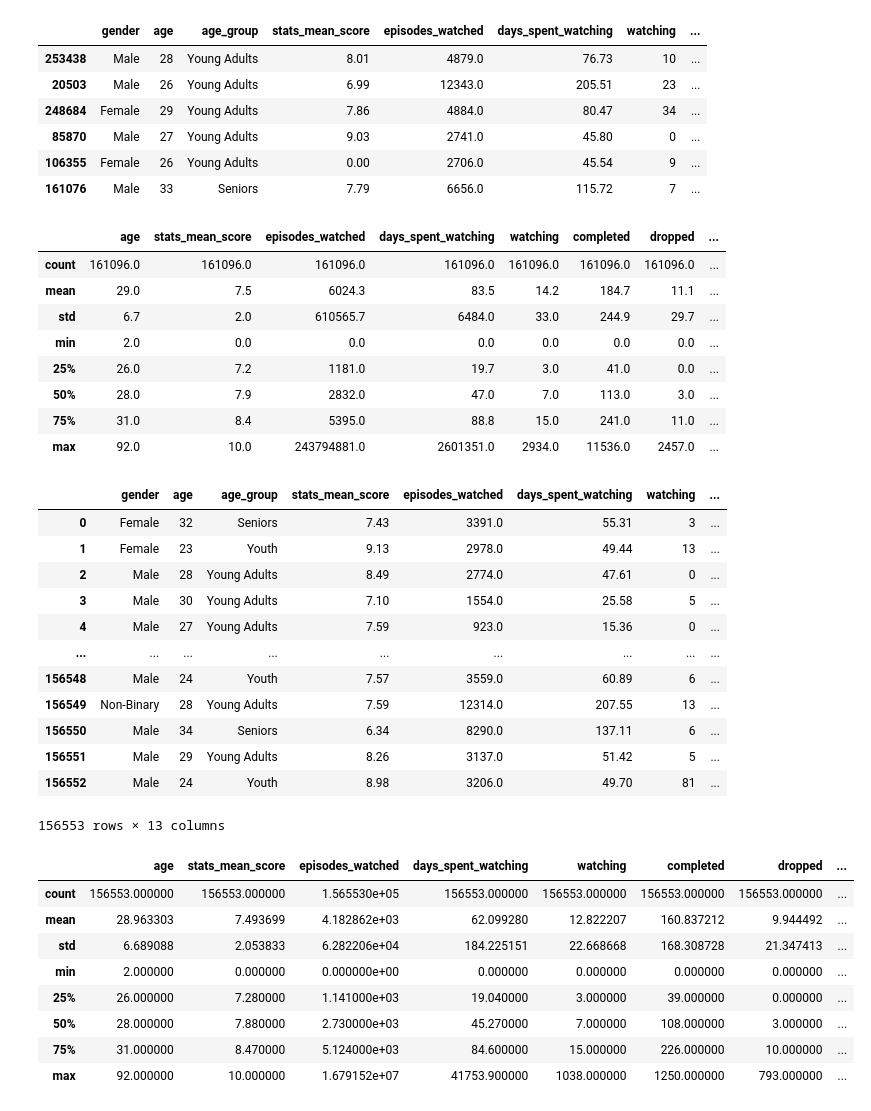
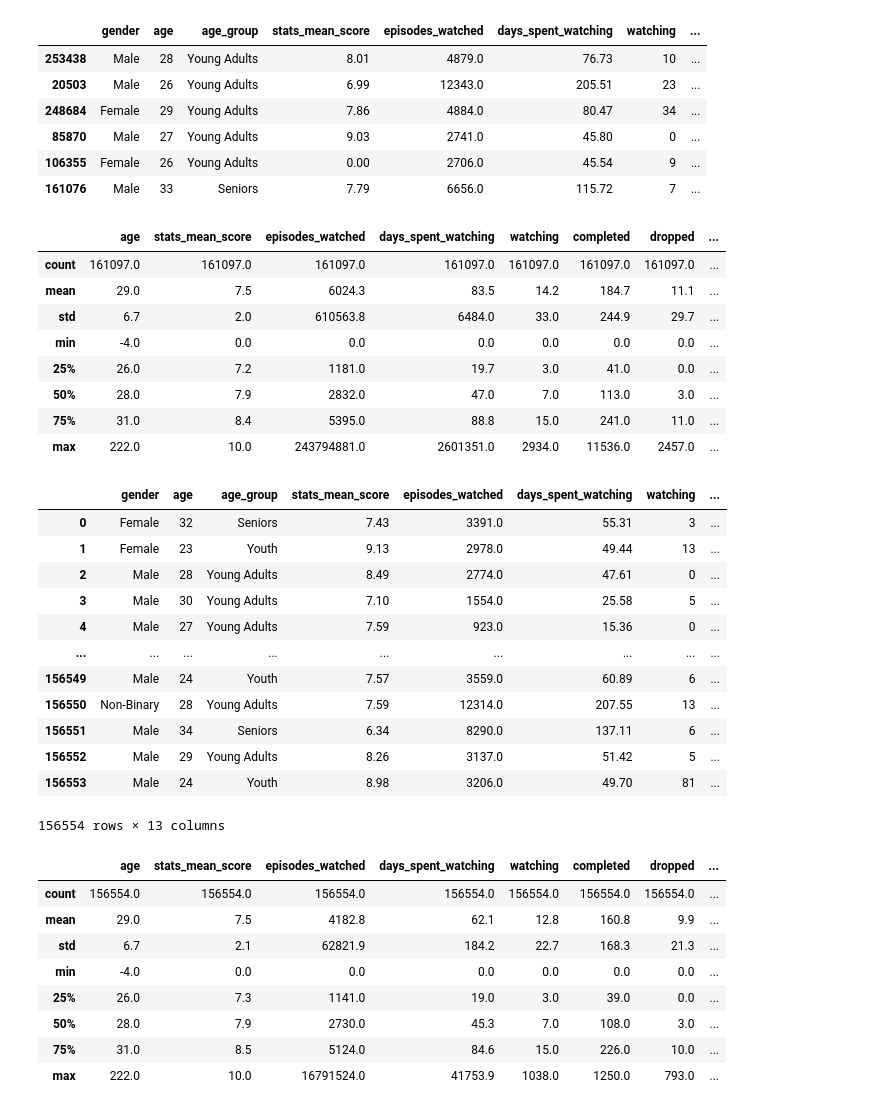
Before and after one commit to kurosakiaduma/mal_analysis, a Jupyter notebook: wrangle_act.ipynb, the cells around one changed output. Saved outputs shown, nothing was run; the diff lists cells and outputs as text; code cells hidden in the pictures.

```diff
--- a/wrangle_act.ipynb
+++ b/wrangle_act.ipynb
@@ -957,8 +910,8 @@ memory usage: 25.4+ MB
 # %%
 from datetime import datetime
 
-df_users['age'] = df_users.birth_date.apply(lambda x: x - datetime.today())
-df_users.age = (df_users.age.dt.days/365)
+df_users['age'] = df_users.birth_date.apply(lambda x: datetime.today() - x)
+df_users.age = (df_users.age.dt.days/365).astype('int64')
 # %%
 df_users.head()
 # %% [output]
@@ -973,5 +948,2 @@ df_users.dropna(inplace=True)
 # %%
-df_users.age = abs(df_users.age.astype(int))
 df_users['age_group'] = pd.cut(df_users.age, [2,15,19,25,31,100], right=False, labels=['Children', 'Teens', 'Youth', 'Young Adults', 'Seniors'])
-# %%
-df_users.age = abs(df_users.age).astype(int)
@@ -1028,4 +1007,0 @@ df_users.sample(6)
-# %%
-df_users.shape
-df_users.dropna(inplace=True)
-display(df_users.info())
@@ -1081,14 +1037,14 @@ df_users.sample(6)
 df_users.describe().applymap("{0:.1f}".format)
 # %% [output]
 |  | age | stats_mean_score | episodes_watched | days_spent_watching | watching | completed | dropped | ... |
-| count | 161096.0 | 161096.0 | 161096.0 | 161096.0 | 161096.0 | 161096.0 | 161096.0 | ... |
+| count | 161097.0 | 161097.0 | 161097.0 | 161097.0 | 161097.0 | 161097.0 | 161097.0 | ... |
 | mean | 29.0 | 7.5 | 6024.3 | 83.5 | 14.2 | 184.7 | 11.1 | ... |
-| std | 6.7 | 2.0 | 610565.7 | 6484.0 | 33.0 | 244.9 | 29.7 | ... |
-| min | 2.0 | 0.0 | 0.0 | 0.0 | 0.0 | 0.0 | 0.0 | ... |
+| std | 6.7 | 2.0 | 610563.8 | 6484.0 | 33.0 | 244.9 | 29.7 | ... |
+| min | -4.0 | 0.0 | 0.0 | 0.0 | 0.0 | 0.0 | 0.0 | ... |
 | 25% | 26.0 | 7.2 | 1181.0 | 19.7 | 3.0 | 41.0 | 0.0 | ... |
 | 50% | 28.0 | 7.9 | 2832.0 | 47.0 | 7.0 | 113.0 | 3.0 | ... |
 | 75% | 31.0 | 8.4 | 5395.0 | 88.8 | 15.0 | 241.0 | 11.0 | ... |
-| max | 92.0 | 10.0 | 243794881.0 | 2601351.0 | 2934.0 | 11536.0 | 2457.0 | ... |
+| max | 222.0 | 10.0 | 243794881.0 | 2601351.0 | 2934.0 | 11536.0 | 2457.0 | ... |
 # %%
 df_users = index_filter(df_users, 'total_anime_engagement', 12)
 df_users
@@ -1100,22 +1056,22 @@ df_users
 | 3 | Male | 30 | Young Adults | 7.10 | 1554.0 | 25.58 | 5 | ... |
 | 4 | Male | 27 | Young Adults | 7.59 | 923.0 | 15.36 | 0 | ... |
 | ... | ... | ... | ... | ... | ... | ... | ... | ... |
-| 156548 | Male | 24 | Youth | 7.57 | 3559.0 | 60.89 | 6 | ... |
-| 156549 | Non-Binary | 28 | Young Adults | 7.59 | 12314.0 | 207.55 | 13 | ... |
-| 156550 | Male | 34 | Seniors | 6.34 | 8290.0 | 137.11 | 6 | ... |
-| 156551 | Male | 29 | Young Adults | 8.26 | 3137.0 | 51.42 | 5 | ... |
-| 156552 | Male | 24 | Youth | 8.98 | 3206.0 | 49.70 | 81 | ... |
+| 156549 | Male | 24 | Youth | 7.57 | 3559.0 | 60.89 | 6 | ... |
+| 156550 | Non-Binary | 28 | Young Adults | 7.59 | 12314.0 | 207.55 | 13 | ... |
+| 156551 | Male | 34 | Seniors | 6.34 | 8290.0 | 137.11 | 6 | ... |
+| 156552 | Male | 29 | Young Adults | 8.26 | 3137.0 | 51.42 | 5 | ... |
+| 156553 | Male | 24 | Youth | 8.98 | 3206.0 | 49.70 | 81 | ... |
-156553 rows × 13 columns
+156554 rows × 13 columns
 # %%
-df_users.describe()
+df_users.describe().applymap("{0:.1f}".format)
 # %% [output]
 |  | age | stats_mean_score | episodes_watched | days_spent_watching | watching | completed | dropped | ... |
-| count | 156553.000000 | 156553.000000 | 1.565530e+05 | 156553.000000 | 156553.000000 | 156553.000000 | 156553.000000 | ... |
-| mean | 28.963303 | 7.493699 | 4.182862e+03 | 62.099280 | 12.822207 | 160.837212 | 9.944492 | ... |
-| std | 6.689088 | 2.053833 | 6.282206e+04 | 184.225151 | 22.668668 | 168.308728 | 21.347413 | ... |
-| min | 2.000000 | 0.000000 | 0.000000e+00 | 0.000000 | 0.000000 | 0.000000 | 0.000000 | ... |
-| 25% | 26.000000 | 7.280000 | 1.141000e+03 | 19.040000 | 3.000000 | 39.000000 | 0.000000 | ... |
-| 50% | 28.000000 | 7.880000 | 2.730000e+03 | 45.270000 | 7.000000 | 108.000000 | 3.000000 | ... |
-| 75% | 31.000000 | 8.470000 | 5.124000e+03 | 84.600000 | 15.000000 | 226.000000 | 10.000000 | ... |
-| max | 92.000000 | 10.000000 | 1.679152e+07 | 41753.900000 | 1038.000000 | 1250.000000 | 793.000000 | ... |
+| count | 156554.0 | 156554.0 | 156554.0 | 156554.0 | 156554.0 | 156554.0 | 156554.0 | ... |
+| mean | 29.0 | 7.5 | 4182.8 | 62.1 | 12.8 | 160.8 | 9.9 | ... |
+| std | 6.7 | 2.1 | 62821.9 | 184.2 | 22.7 | 168.3 | 21.3 | ... |
+| min | -4.0 | 0.0 | 0.0 | 0.0 | 0.0 | 0.0 | 0.0 | ... |
+| 25% | 26.0 | 7.3 | 1141.0 | 19.0 | 3.0 | 39.0 | 0.0 | ... |
+| 50% | 28.0 | 7.9 | 2730.0 | 45.3 | 7.0 | 108.0 | 3.0 | ... |
+| 75% | 31.0 | 8.5 | 5124.0 | 84.6 | 15.0 | 226.0 | 10.0 | ... |
+| max | 222.0 | 10.0 | 16791524.0 | 41753.9 | 1038.0 | 1250.0 | 793.0 | ... |
 # %%
```
Also changed, not shown: parts of 43 cells of this notebook.
